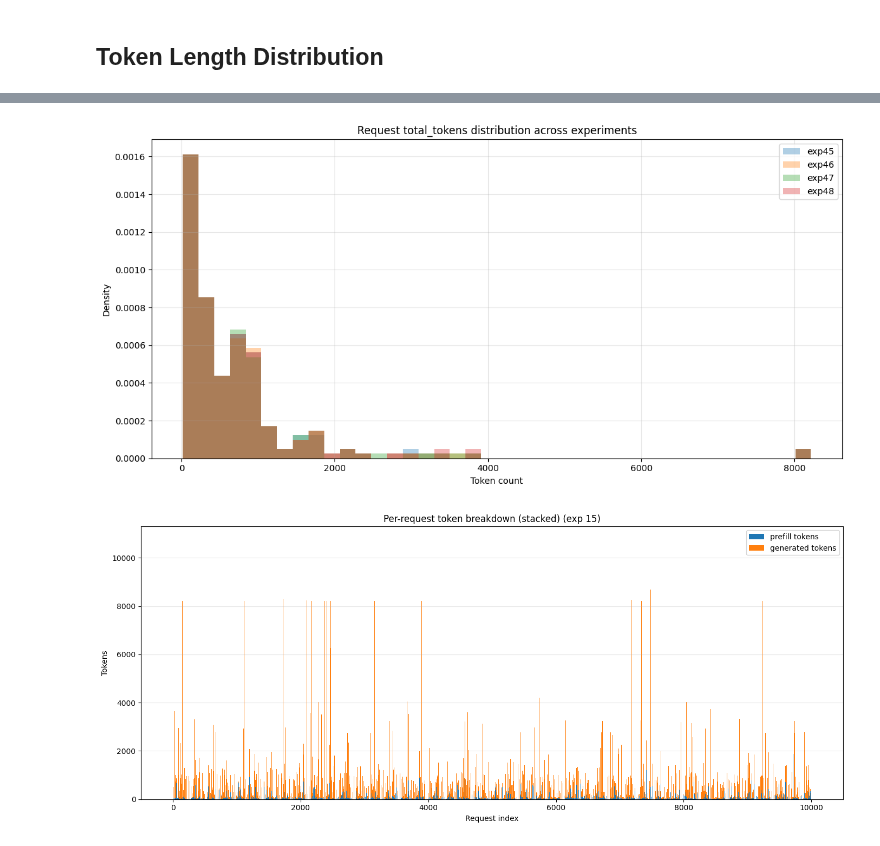
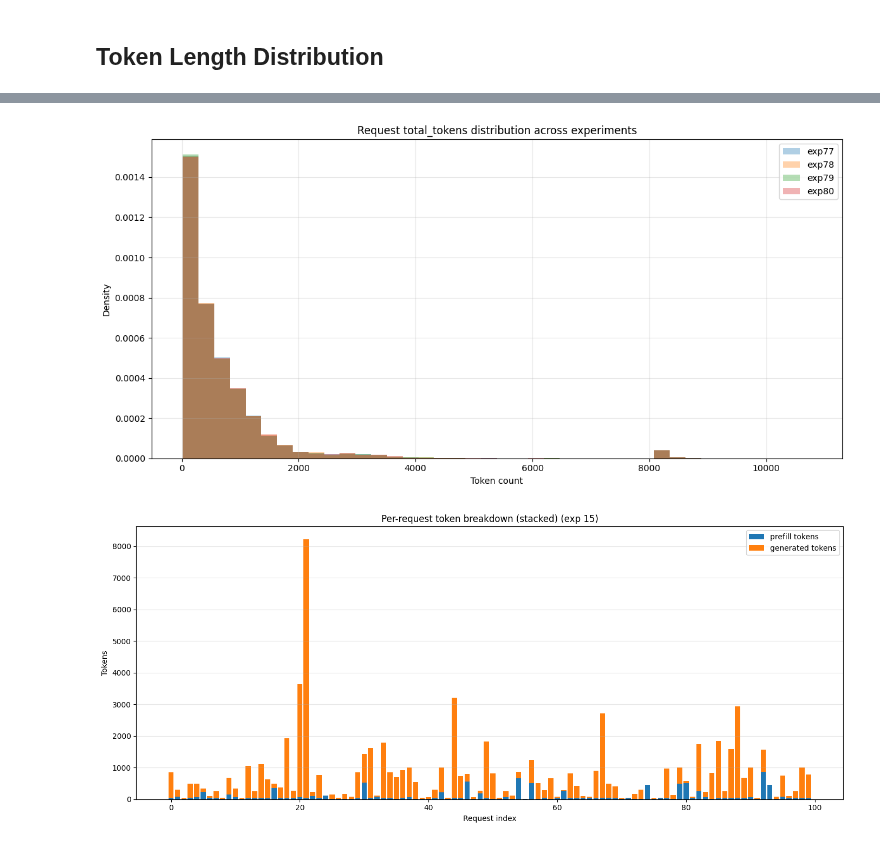
Before and after one commit to immengzi/LLM-LA, a Jupyter notebook: microservice/analysis.ipynb, the cells around one changed output, grey strips where cells are left out. Cells and saved outputs as stored; diff of their text form; code cells hidden in the pictures.

```diff
--- a/microservice/analysis.ipynb
+++ b/microservice/analysis.ipynb
@@ -425,7 +578,15 @@ import pandas as pd
 # experiments = [33, 34, 35, 36]
 # experiments = [37, 38, 39, 40]
 # experiments = [41, 42, 43, 44]
-experiments = [45, 46, 47, 48]
+# experiments = [45, 46, 47, 48]
+# experiments = [49, 50, 51, 52]
+# experiments = [53, 54, 55, 56]
+# experiments = [57, 58, 59, 60]
+# experiments = [61, 62, 63, 64]
+# experiments = [65, 66, 67, 68]
+# experiments = [69, 70, 71, 72]
+# experiments = [73, 74, 75, 76]
+experiments = [77, 78, 79, 80]
 # ----------------------------
 
 # ---- choose ONE metric (uncomment exactly one) ----
@@ -463,7 +624,7 @@ plt.legend(loc="upper right")
 plt.grid(True, alpha=0.3)
 plt.tight_layout()
 # %% [output]
-[figure, old version]
+[figure, new version]
 # %%
 from experiment_analysis import load_experiment_latencies
 import matplotlib.pyplot as plt
@@ -474,7 +635,7 @@ exp_id = 15
 # ------------------------------
 
 # ---- plotting controls ----
-max_requests_to_plot = 10000   # set None to plot all (can get slow/cluttered)
+max_requests_to_plot = 100   # set None to plot all (can get slow/cluttered)
 
 # ---- choose what to show (uncomment as needed) ----
 show_prefill = True
@@ -528,31 +689,31 @@ gen_vals = gen[mask].values if (show_generated and gen is not None) else None
 # Trim if requested
 if max_requests_to_plot is not None and len(x) > max_requests_to_plot:
     x = x[:max_requests_to_plot]
     if prefill_vals is not None:
         prefill_vals = prefill_vals[:max_requests_to_plot]
     if gen_vals is not None:
         gen_vals = gen_vals[:max_requests_to_plot]
 
 plt.figure(figsize=(14, 6))
 
 # Plot variants
 if show_prefill and show_generated:
     # Stacked bars: prefill at bottom, generated on top
     plt.bar(x, prefill_vals, label="prefill tokens")
     plt.bar(x, gen_vals, bottom=prefill_vals, label="generated tokens")
     title = "Per-request token breakdown (stacked)"
 elif show_prefill:
     plt.bar(x, prefill_vals, label="prefill tokens")
     title = "Per-request prefill tokens"
 else:
     plt.bar(x, gen_vals, label="generated tokens")
     title = "Per-request generated tokens"
 
 plt.xlabel("Request index")
 plt.ylabel("Tokens")
 plt.title(f"{title} (exp {exp_id})")
 plt.legend(loc="upper right")
 plt.grid(True, axis="y", alpha=0.3)
 plt.tight_layout()
 # %% [output]
-[figure, old version]
+[figure, new version]
```
Also changed, not shown: parts of 8 cells of this notebook, 13 other files.
